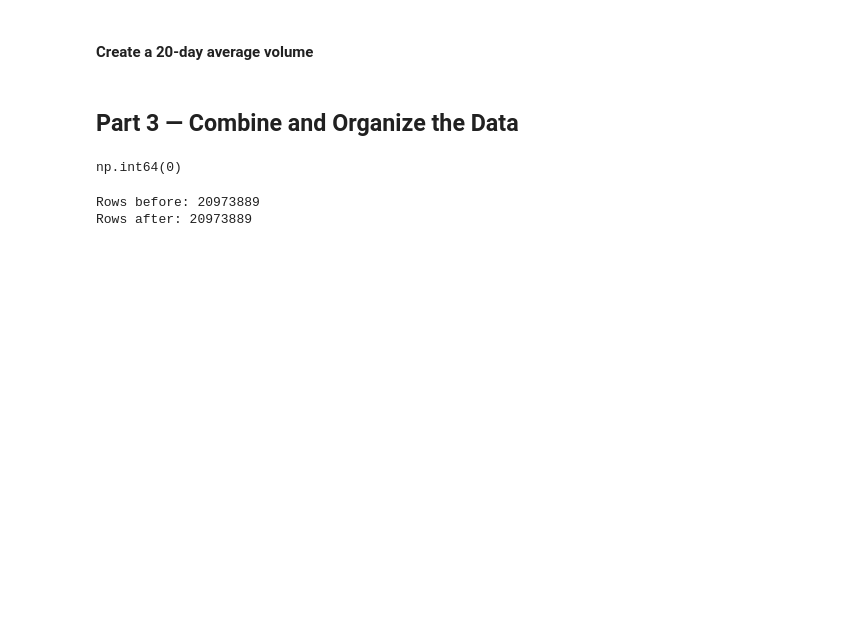
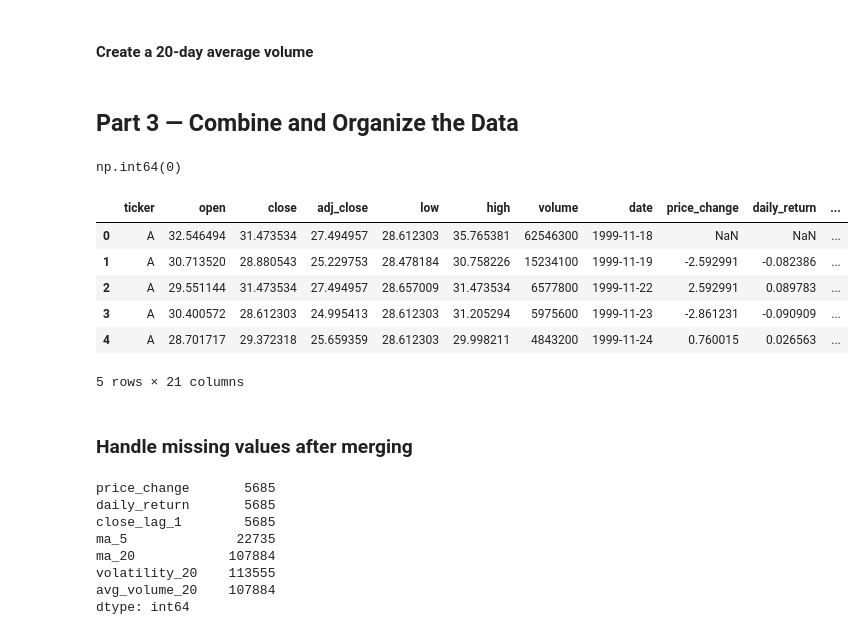
Before and after one commit to Yvesangwa/DAAI_projects, a Jupyter notebook: Project_2_DataCleaning_Preparation/Data_Cleaning_Preparation_Stock_Market.ipynb, the cells around one changed output. Saved outputs shown, nothing was run; the diff lists cells and outputs as text; code cells hidden in the pictures; blank space fills up the shorter version.

Commit message:
Removing duplicates and handling missing values

```diff
--- a/Project_2_DataCleaning_Preparation/Data_Cleaning_Preparation_Stock_Market.ipynb
+++ b/Project_2_DataCleaning_Preparation/Data_Cleaning_Preparation_Stock_Market.ipynb
@@ -253,7 +253,34 @@ stock_price_data = stock_price_data.merge(
 stock_price_data.duplicated(subset=["ticker", "date"]).sum()
 # %% [output]
 np.int64(0)
+# %%
+stock_price_data.head()
+# %% [output]
+|  | ticker | open | close | adj_close | low | high | volume | date | price_change | daily_return | ... |
+| 0 | A | 32.546494 | 31.473534 | 27.494957 | 28.612303 | 35.765381 | 62546300 | 1999-11-18 | NaN | NaN | ... |
+| 1 | A | 30.713520 | 28.880543 | 25.229753 | 28.478184 | 30.758226 | 15234100 | 1999-11-19 | -2.592991 | -0.082386 | ... |
+| 2 | A | 29.551144 | 31.473534 | 27.494957 | 28.657009 | 31.473534 | 6577800 | 1999-11-22 | 2.592991 | 0.089783 | ... |
+| 3 | A | 30.400572 | 28.612303 | 24.995413 | 28.612303 | 31.205294 | 5975600 | 1999-11-23 | -2.861231 | -0.090909 | ... |
+| 4 | A | 28.701717 | 29.372318 | 25.659359 | 28.612303 | 29.998211 | 4843200 | 1999-11-24 | 0.760015 | 0.026563 | ... |
+5 rows × 21 columns
+# %% [markdown]
+### **Handle missing values after merging**
 # %%
+# Identify missing values in the created featires
+
+stock_price_data[["price_change",
+    "daily_return",
+    "close_lag_1",
+    "ma_5",
+    "ma_20",
+    "volatility_20",
+    "avg_volume_20"]].isnull().sum()
 # %% [output]
-Rows before: 20973889
-Rows after: 20973889
+price_change       5685
+daily_return       5685
+close_lag_1        5685
+ma_5              22735
+ma_20            107884
+volatility_20    113555
+avg_volume_20    107884
+dtype: int64
```
Also changed, not shown: parts of 7 cells of this notebook.
